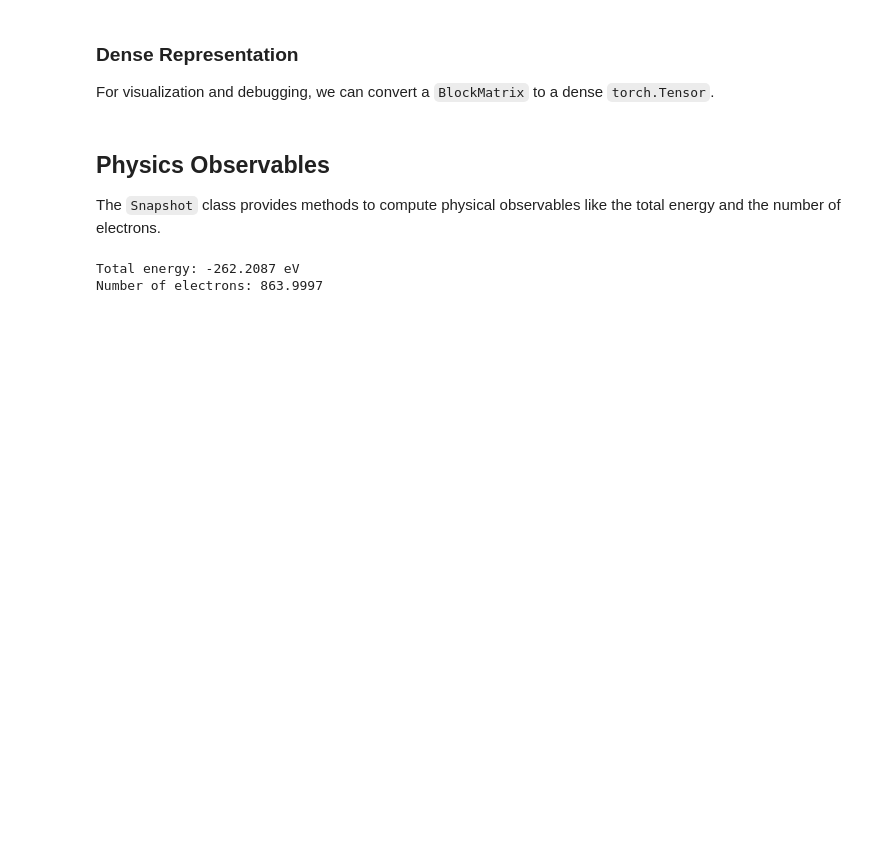
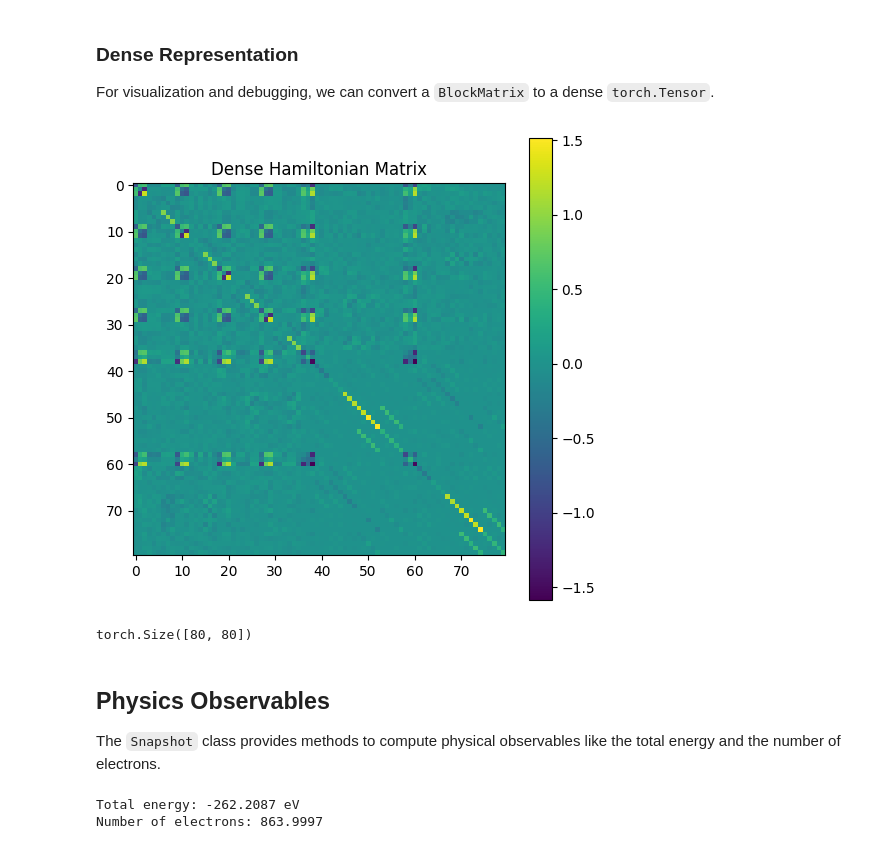
Before and after one commit to Mandala-org/Mandala, a Jupyter notebook: notebooks/demos/01_data_loading_and_inspection.ipynb, the cells around one changed output. Saved outputs shown, nothing was run; the diff lists cells and outputs as text; code cells hidden in the pictures; blank space fills up the shorter version.

```diff
--- a/notebooks/demos/01_data_loading_and_inspection.ipynb
+++ b/notebooks/demos/01_data_loading_and_inspection.ipynb
@@ -144,13 +97,19 @@ print("Off-diagonal keys:", offdiag_blocks.keys())
 
 For visualization and debugging, we can convert a `BlockMatrix` to a dense `torch.Tensor`.
 # %%
-dense_density = density.to_dense()
+dense_hamiltonian = hamiltonian.to_dense()
 
 plt.figure(figsize=(6, 6))
-plt.imshow(dense_density, cmap="viridis")
-plt.title("Dense Density Matrix")
+plt.imshow(dense_hamiltonian, cmap="viridis")
+plt.title("Dense Hamiltonian Matrix")
 plt.colorbar()
 plt.show()
+# %% [output]
+[figure, added]
+# %%
+dense_hamiltonian.shape
+# %% [output]
+torch.Size([80, 80])
 # %% [markdown]
 ## Physics Observables
 
```
Also changed, not shown: parts of 13 cells of this notebook, 29 other files.
